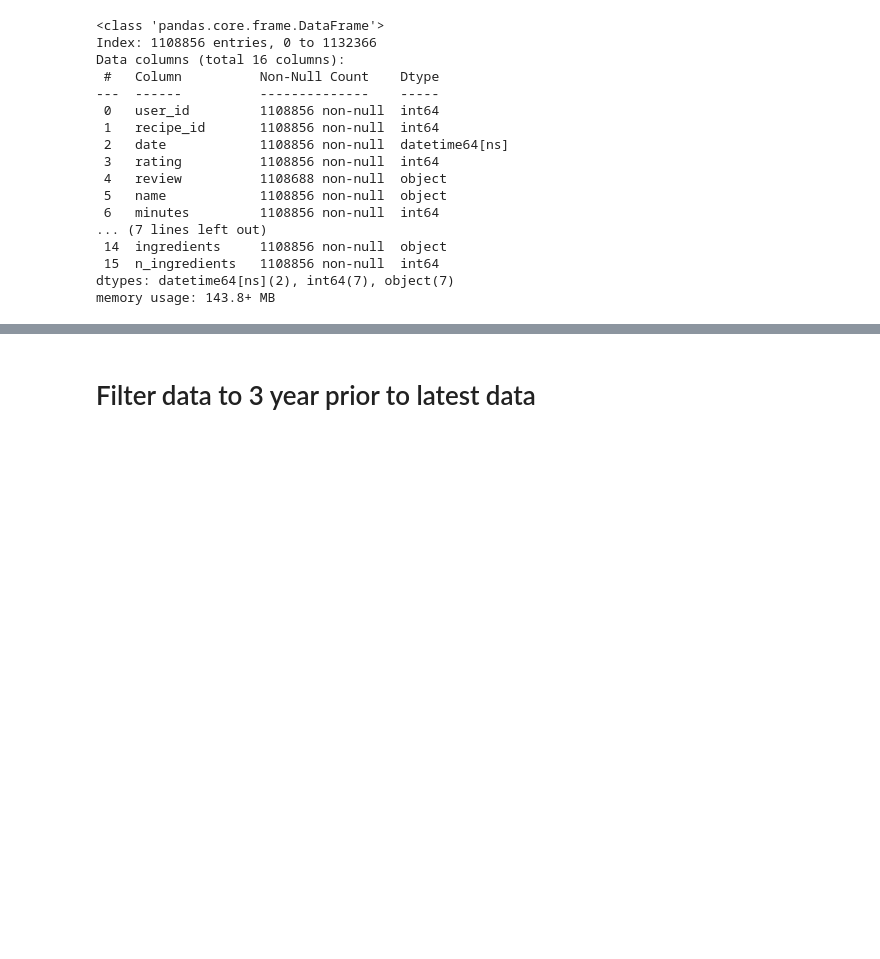
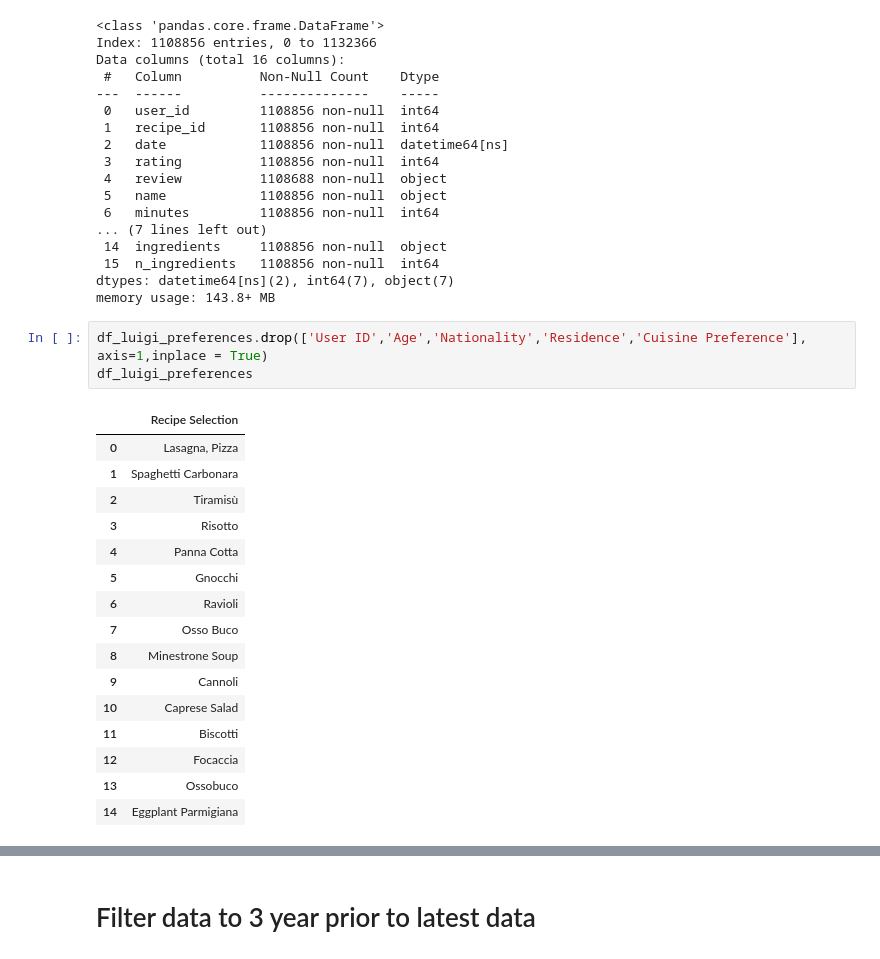
Before and after one commit to rahul-somanathan/dish-craft, a Jupyter notebook: notebooks/data_extraction.ipynb, the cells around one changed output, grey strips where cells are left out. Drawn from its saved outputs; the diff is of its cells as text; blank space fills up the shorter version.

```diff
--- a/notebooks/data_extraction.ipynb
+++ b/notebooks/data_extraction.ipynb
@@ -135,3 +171,23 @@ Data columns (total 16 columns):
  15  n_ingredients   1108856 non-null  int64
 dtypes: datetime64[ns](2), int64(7), object(7)
 memory usage: 143.8+ MB
+# %%
+df_luigi_preferences.drop(['User ID','Age','Nationality','Residence','Cuisine Preference'], axis=1,inplace = True)
+df_luigi_preferences
+# %% [output]
+|  | Recipe Selection |
+| 0 | Lasagna, Pizza |
+| 1 | Spaghetti Carbonara |
+| 2 | Tiramisù |
+| 3 | Risotto |
+| 4 | Panna Cotta |
+| 5 | Gnocchi |
+| 6 | Ravioli |
+| 7 | Osso Buco |
+| 8 | Minestrone Soup |
+| 9 | Cannoli |
+| 10 | Caprese Salad |
+| 11 | Biscotti |
+| 12 | Focaccia |
+| 13 | Ossobuco |
+| 14 | Eggplant Parmigiana |
```
Also changed, not shown: parts of 12 cells of this notebook, 14 other files.
